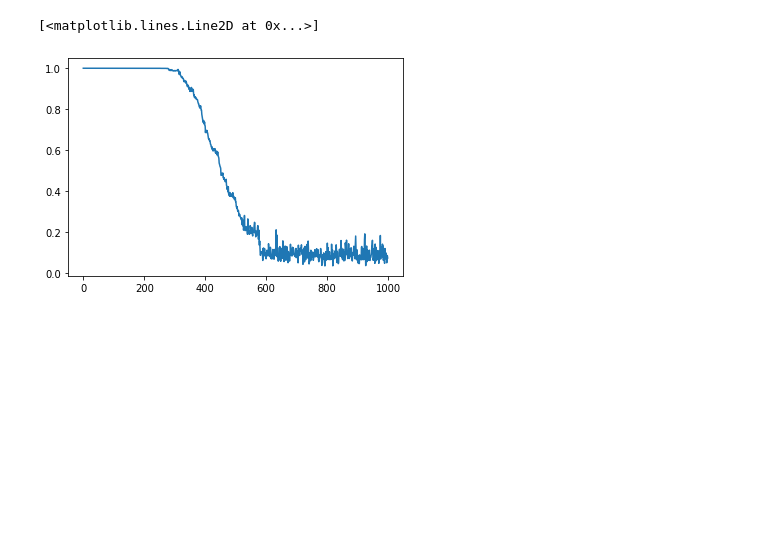
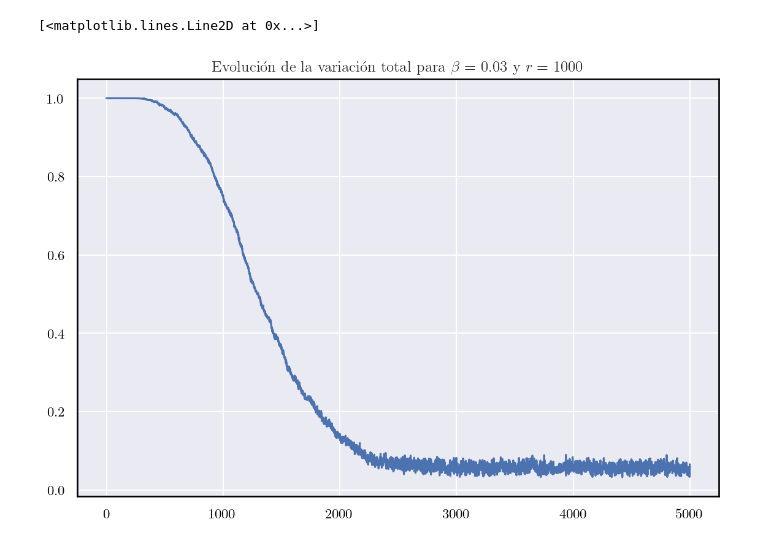
Before and after one commit to dcespedesc/Barajeo-de-cartas-y-numeros-pseudoaleatorios, a Jupyter notebook: biased-random-walk.ipynb, the cells around one changed output. Cells and saved outputs as stored; diff of their text form; code cells hidden in the pictures; blank space fills up the shorter version.

```diff
--- a/biased-random-walk.ipynb
+++ b/biased-random-walk.ipynb
@@ -65,0 +77,8 @@ plt.plot(CM(N, x_0, M))
+# %%
+### Parámetros del problema
+n, N = 100, 5*10**3
+beta = 0.03
+P = transMat(n, beta)
+x_0 = n
+
+cadena_ejemplo = CM(N, x_0, P)
@@ -79,16 +114,18 @@ def TV(n, N, x_0, P, r, beta):
         cadenas.append(CM(N, x_0, P))
     cadenas = np.array(cadenas)
     for j in range(N):
-        mu = np.bincount(cadenas[:,j], minlength=n+1)/n
+        mu = np.bincount(cadenas[:,j], minlength=n+1)/r
         variaciones[j] = 0.5*sum(np.abs(mu-nu))
     return variaciones
-# %%
-### Gráfico de TV a través del tiempo
-n, N, beta = 100, 1000, 0.1
-M = transMat(n, beta)
-x_0 = n
-
-plt.plot(TV(n, N, x_0, M, 100, beta))
-# %% [output]
-[<matplotlib.lines.Line2D at 0x...>]
-[figure, removed]
+# %%
+# Ejemplo
+r = 1000
+var_ejemplo = TV(n, N, x_0, P, r, beta)
+# %%
+# Ejemplo
+plt.figure(figsize=(9,6), dpi=150)
+plt.title(rf"Evolución de la variación total para $\beta=$ {beta} y $r=$ {r}")
+plt.plot(var_ejemplo)
+# %% [output]
+[<matplotlib.lines.Line2D at 0x...>]
+[figure, added]
```
Also changed, not shown: parts of 9 cells of this notebook, 1 other file.
